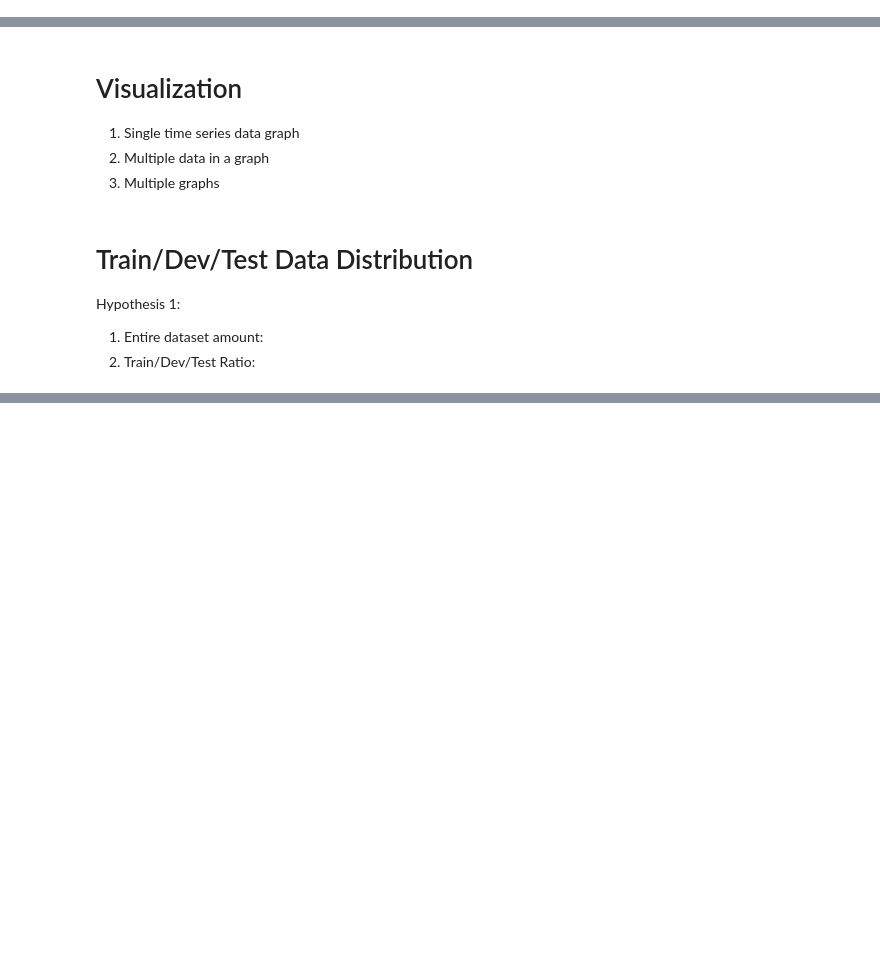
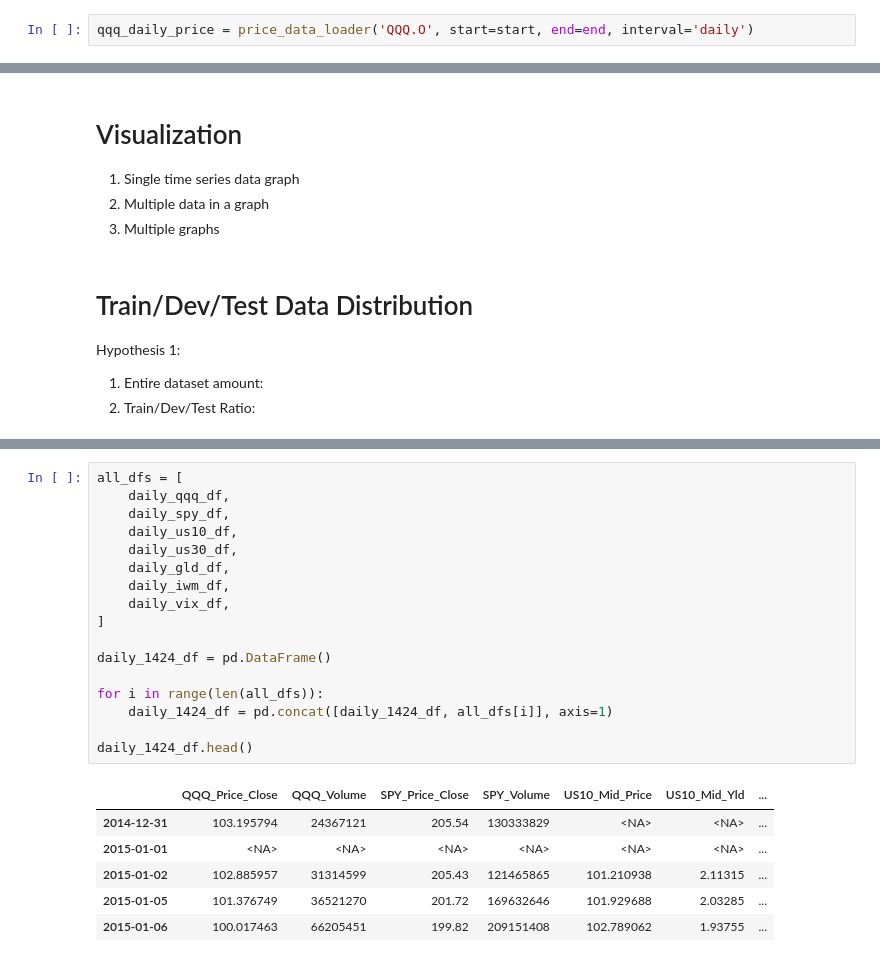
Before and after one commit to Seb207/Market-Context-Project, a Jupyter notebook: Irrationality Index/Factor_Data_Lab_Local.ipynb, the cells around one changed output, grey strips where cells are left out. Saved outputs shown, nothing was run; the diff lists cells and outputs as text; blank space fills up the shorter version.

```diff
--- a/Irrationality Index/Factor_Data_Lab_Local.ipynb
+++ b/Irrationality Index/Factor_Data_Lab_Local.ipynb
@@ -287,3 +286,5 @@ plt.plot(qqq_daily_volume, color='purple')
 # %% [output]
 [<matplotlib.lines.Line2D at 0x...>]
 [figure]
+# %%
+qqq_daily_price = price_data_loader('QQQ.O', start=start, end=end, interval='daily')
@@ -547,0 +573,24 @@ Hypothesis 1:
+# %%
+all_dfs = [
+    daily_qqq_df,
+    daily_spy_df,
+    daily_us10_df,
+    daily_us30_df,
+    daily_gld_df,
+    daily_iwm_df,
+    daily_vix_df,
+]
+
+daily_1424_df = pd.DataFrame()
+
+for i in range(len(all_dfs)):
+    daily_1424_df = pd.concat([daily_1424_df, all_dfs[i]], axis=1)
+
+daily_1424_df.head()
+# %% [output]
+|  | QQQ_Price_Close | QQQ_Volume | SPY_Price_Close | SPY_Volume | US10_Mid_Price | US10_Mid_Yld | ... |
+| 2014-12-31 | 103.195794 | 24367121 | 205.54 | 130333829 | <NA> | <NA> | ... |
+| 2015-01-01 | <NA> | <NA> | <NA> | <NA> | <NA> | <NA> | ... |
+| 2015-01-02 | 102.885957 | 31314599 | 205.43 | 121465865 | 101.210938 | 2.11315 | ... |
+| 2015-01-05 | 101.376749 | 36521270 | 201.72 | 169632646 | 101.929688 | 2.03285 | ... |
+| 2015-01-06 | 100.017463 | 66205451 | 199.82 | 209151408 | 102.789062 | 1.93755 | ... |
```
Also changed, not shown: parts of 15 cells of this notebook, 4 other files.
